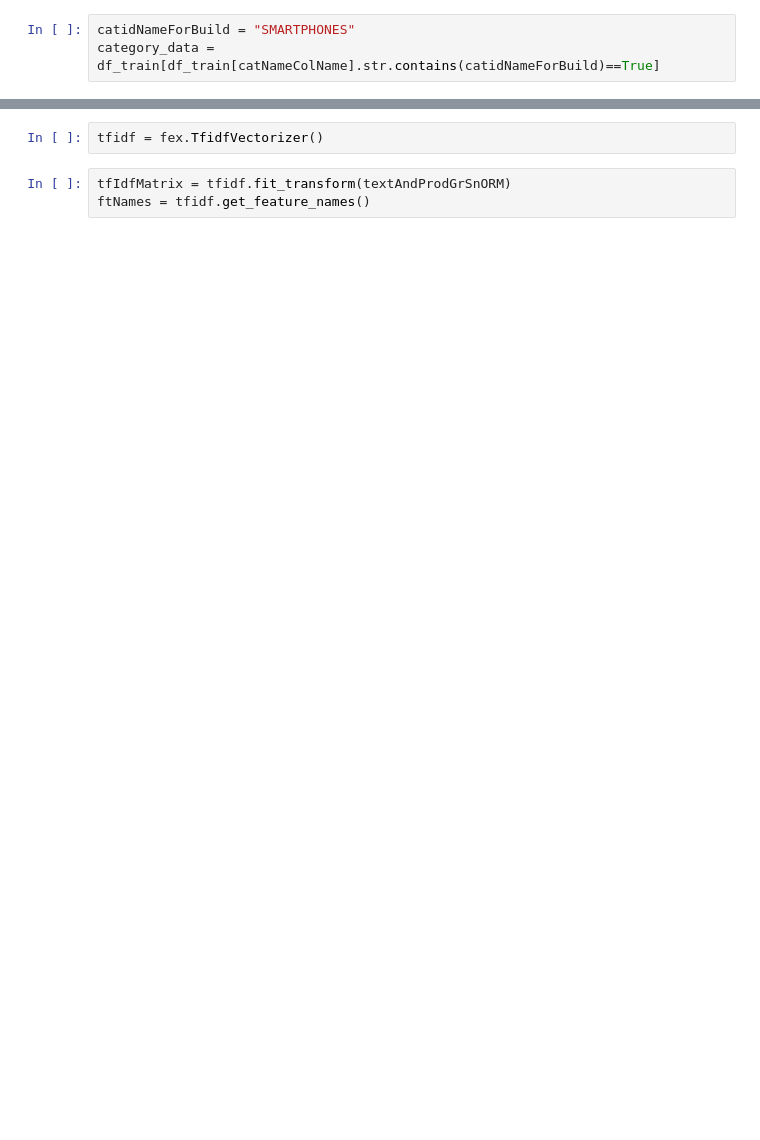
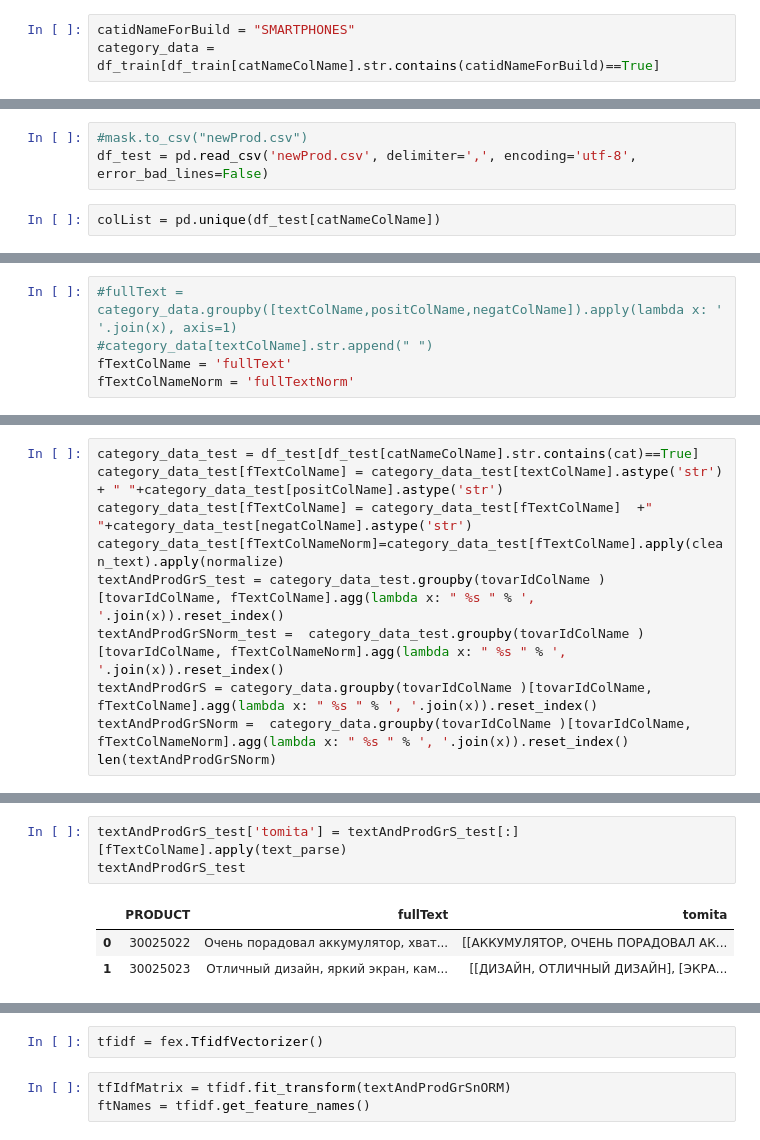
Before and after one commit to irumata/MVideoHackaton, a Jupyter notebook: Final Solution.ipynb, the cells around one changed output, grey strips where cells are left out. Saved outputs shown, nothing was run; the diff lists cells and outputs as text; blank space fills up the shorter version.

```diff
--- a/Final Solution.ipynb
+++ b/Final Solution.ipynb
@@ -74,0 +90,5 @@ mask = df_train[df_train[tovarIdColName] == 30025022 ]
+# %%
+#mask.to_csv("newProd.csv")
+df_test = pd.read_csv('newProd.csv', delimiter=',', encoding='utf-8', error_bad_lines=False)
+# %%
+colList = pd.unique(df_test[catNameColName])
@@ -74,0 +101,5 @@ mask = df_train[df_train[tovarIdColName] == 30025022 ]
+# %%
+#fullText = category_data.groupby([textColName,positColName,negatColName]).apply(lambda x: ' '.join(x), axis=1)
+#category_data[textColName].str.append(" ")
+fTextColName = 'fullText'
+fTextColNameNorm = 'fullTextNorm'
@@ -104,0 +132,10 @@ textAndProdGrS[1000:1002]
+# %%
+category_data_test = df_test[df_test[catNameColName].str.contains(cat)==True]
+category_data_test[fTextColName] = category_data_test[textColName].astype('str') + " "+category_data_test[positColName].astype('str')
+category_data_test[fTextColName] = category_data_test[fTextColName]  +" "+category_data_test[negatColName].astype('str')
+category_data_test[fTextColNameNorm]=category_data_test[fTextColName].apply(clean_text).apply(normalize)
+textAndProdGrS_test = category_data_test.groupby(tovarIdColName )[tovarIdColName, fTextColName].agg(lambda x: " %s " % ', '.join(x)).reset_index()
+textAndProdGrSNorm_test =  category_data_test.groupby(tovarIdColName )[tovarIdColName, fTextColNameNorm].agg(lambda x: " %s " % ', '.join(x)).reset_index()
+textAndProdGrS = category_data.groupby(tovarIdColName )[tovarIdColName, fTextColName].agg(lambda x: " %s " % ', '.join(x)).reset_index()
+textAndProdGrSNorm =  category_data.groupby(tovarIdColName )[tovarIdColName, fTextColNameNorm].agg(lambda x: " %s " % ', '.join(x)).reset_index()
+len(textAndProdGrSNorm)
@@ -104,0 +182,7 @@ textAndProdGrS[1000:1002]
+# %%
+textAndProdGrS_test['tomita'] = textAndProdGrS_test[:][fTextColName].apply(text_parse)
+textAndProdGrS_test
+# %% [output]
+|  | PRODUCT | fullText | tomita |
+| 0 | 30025022 | Очень порадовал аккумулятор, хват... | [[АККУМУЛЯТОР, ОЧЕНЬ ПОРАДОВАЛ АК... |
+| 1 | 30025023 | Отличный дизайн, яркий экран, кам... | [[ДИЗАЙН, ОТЛИЧНЫЙ ДИЗАЙН], [ЭКРА... |
```
Also changed, not shown: parts of 26 cells of this notebook, 1 other file.
